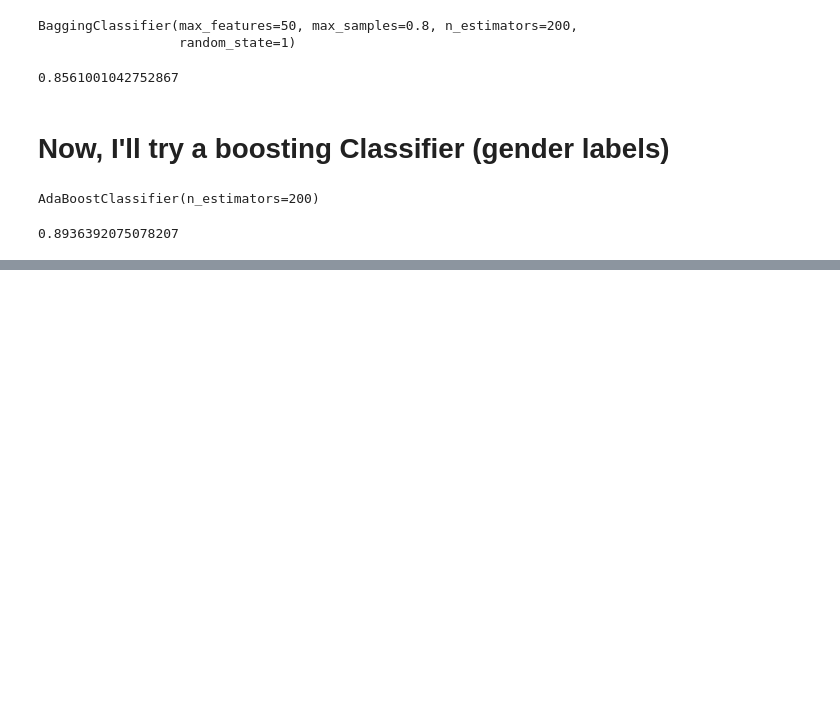
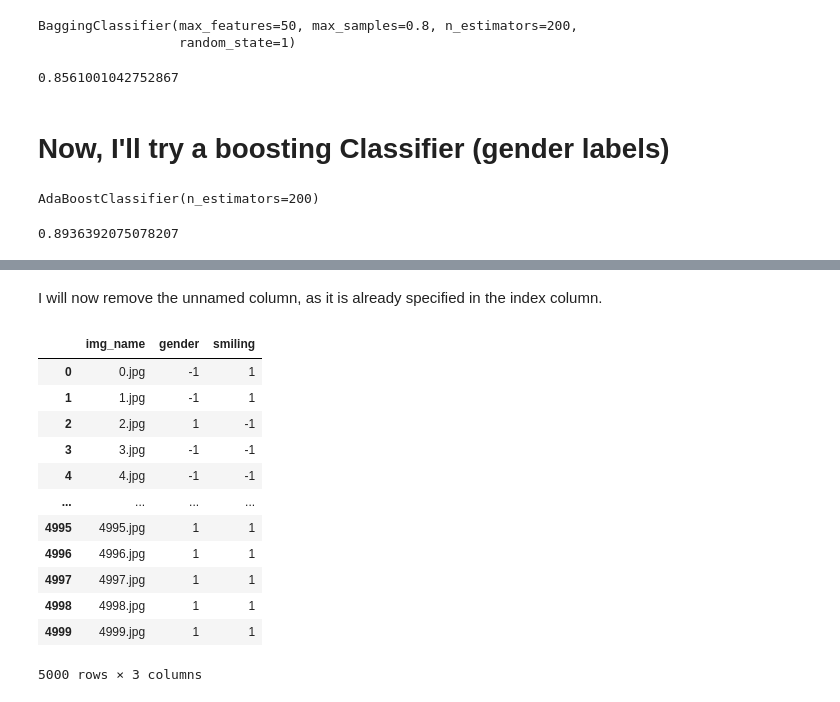
Before and after one commit to PDA44719/AMLS_ELEC0134, a Jupyter notebook: Initial_Data_Exploration.ipynb, the cells around one changed output, grey strips where cells are left out. Saved outputs shown, nothing was run; the diff lists cells and outputs as text; code cells hidden in the pictures; blank space fills up the shorter version.

```diff
--- a/Initial_Data_Exploration.ipynb
+++ b/Initial_Data_Exploration.ipynb
@@ -516,0 +544,19 @@ score1
+# %% [markdown]
+I will now remove the unnamed column, as it is already specified in the index column.
+# %%
+df.drop(df.columns[0], axis=1, inplace=True)
+df
+# %% [output]
+|  | img_name | gender | smiling |
+| 0 | 0.jpg | -1 | 1 |
+| 1 | 1.jpg | -1 | 1 |
+| 2 | 2.jpg | 1 | -1 |
+| 3 | 3.jpg | -1 | -1 |
+| 4 | 4.jpg | -1 | -1 |
+| ... | ... | ... | ... |
+| 4995 | 4995.jpg | 1 | 1 |
+| 4996 | 4996.jpg | 1 | 1 |
+| 4997 | 4997.jpg | 1 | 1 |
+| 4998 | 4998.jpg | 1 | 1 |
+| 4999 | 4999.jpg | 1 | 1 |
+5000 rows × 3 columns
```
Also changed, not shown: parts of 11 cells of this notebook.
